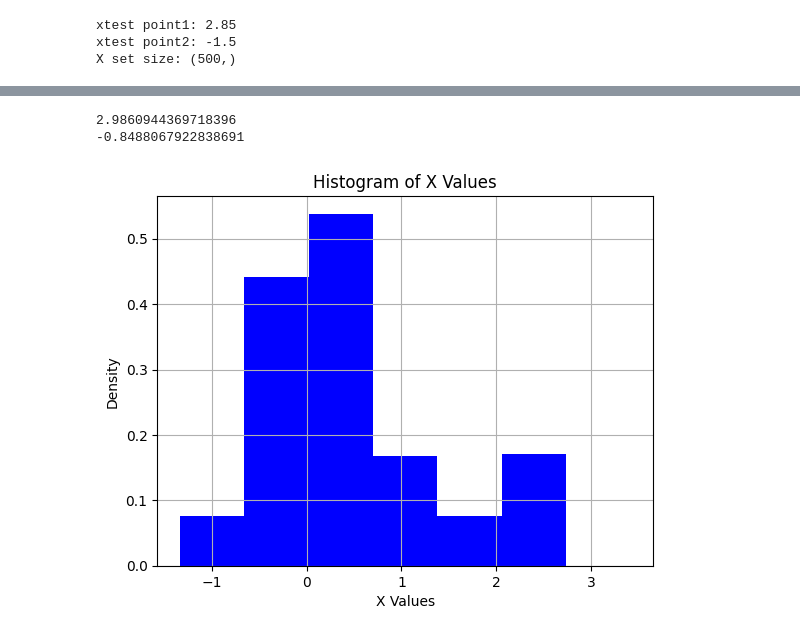
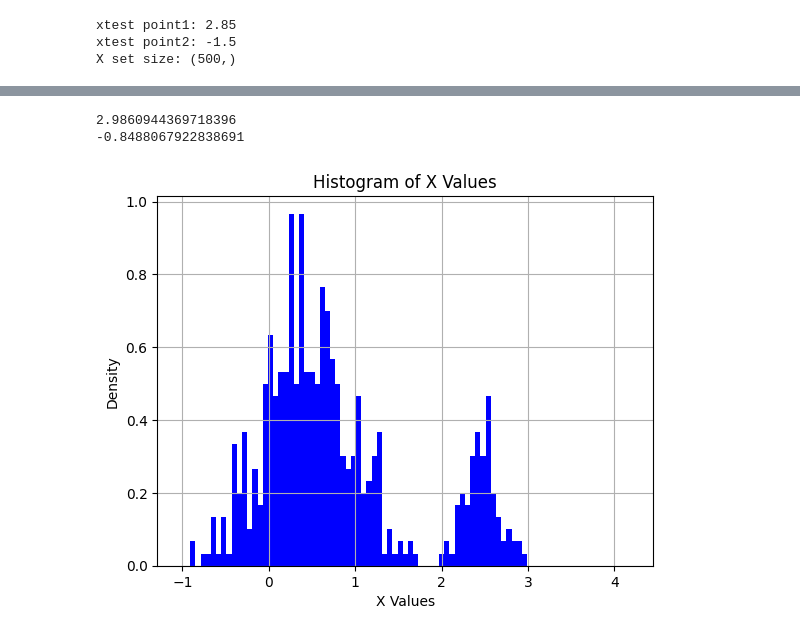
Before and after one commit to EricMLarsen/Spring_2024, a Jupyter notebook: ML_Stats/Homeworks/HW5/Problem6.ipynb, the cells around one changed output, grey strips where cells are left out. Saved outputs shown, nothing was run; the diff lists cells and outputs as text; code cells hidden in the pictures.

```diff
--- a/ML_Stats/Homeworks/HW5/Problem6.ipynb
+++ b/ML_Stats/Homeworks/HW5/Problem6.ipynb
@@ -104,21 +104,21 @@ print("Optimal bandwidth:", optimal_bandwidth)
 # %%
 #Getting the histrogram for a sanity check
 print(np.max(X))
 print(np.min(X))
-width = 0.68
+width = 0.06
 bin_edges = np.arange(-1,4.25,width)
 hist, _ = np.histogram(X,bins=bin_edges,density=True)
 # Plot histogram
 plt.bar(bin_edges[:-1],hist,width=width,color='blue')
 plt.title('Histogram of X Values')
 plt.xlabel('X Values')
 plt.ylabel('Density')
 plt.grid(True)
 plt.show()
 # %% [output]
 2.9860944369718396
 -0.8488067922838691
-[figure, old version]
+[figure, new version]
 # %%
 #Part B, estimate the density function f between -2 and 4
 
```
Also changed, not shown: parts of 3 cells of this notebook.
